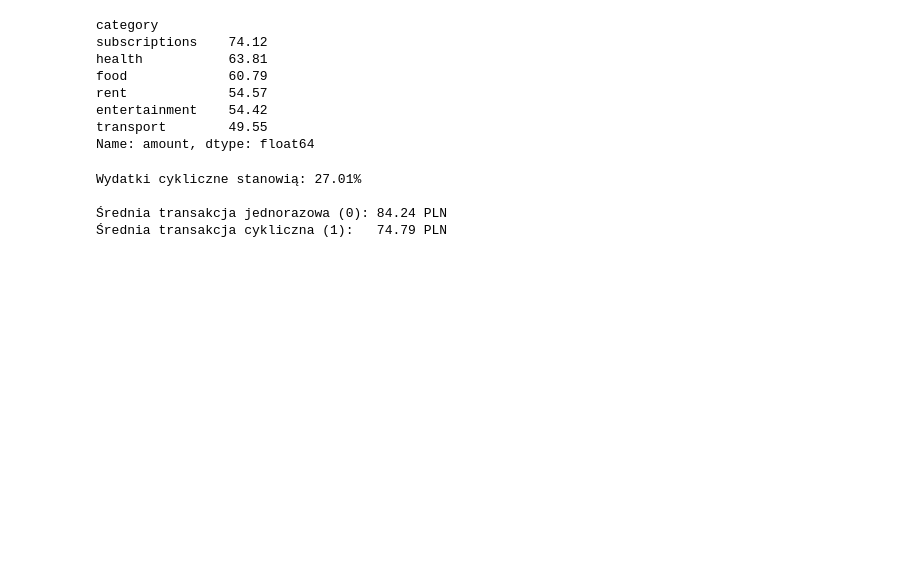
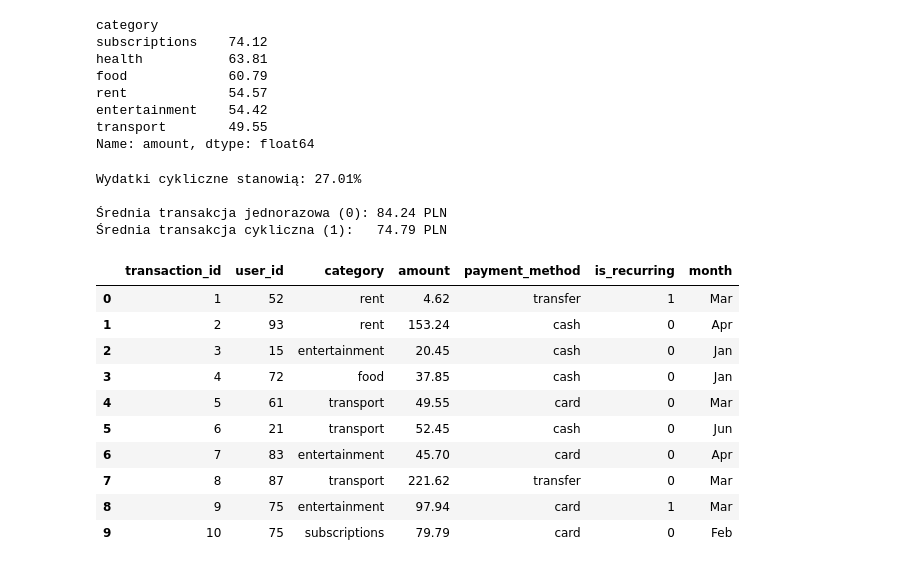
Before and after one commit to VictorCali1702/Fin, a Jupyter notebook: analysis.ipynb, the cells around one changed output. Drawn from its saved outputs; the diff is of its cells as text; code cells hidden in the pictures; blank space fills up the shorter version.

```diff
--- a/analysis.ipynb
+++ b/analysis.ipynb
@@ -416,7 +416,18 @@ Wydatki cykliczne stanowią: 27.01%
 Średnia transakcja jednorazowa (0): 84.24 PLN
 Średnia transakcja cykliczna (1):   74.79 PLN
 # %%
-# 4. Użytkownicy o wysokiej koncentracji wydatków#
-#
+# 4. Użytkownicy o wysokiej koncentracji wydatków
 
-#sss
+df.head(10)
+# %% [output]
+|  | transaction_id | user_id | category | amount | payment_method | is_recurring | month |
+| 0 | 1 | 52 | rent | 4.62 | transfer | 1 | Mar |
+| 1 | 2 | 93 | rent | 153.24 | cash | 0 | Apr |
+| 2 | 3 | 15 | entertainment | 20.45 | cash | 0 | Jan |
+| 3 | 4 | 72 | food | 37.85 | cash | 0 | Jan |
+| 4 | 5 | 61 | transport | 49.55 | card | 0 | Mar |
+| 5 | 6 | 21 | transport | 52.45 | cash | 0 | Jun |
+| 6 | 7 | 83 | entertainment | 45.70 | card | 0 | Apr |
+| 7 | 8 | 87 | transport | 221.62 | transfer | 0 | Mar |
+| 8 | 9 | 75 | entertainment | 97.94 | card | 1 | Mar |
+| 9 | 10 | 75 | subscriptions | 79.79 | card | 0 | Feb |
```
Also changed, not shown: parts of 1 cell of this notebook.
